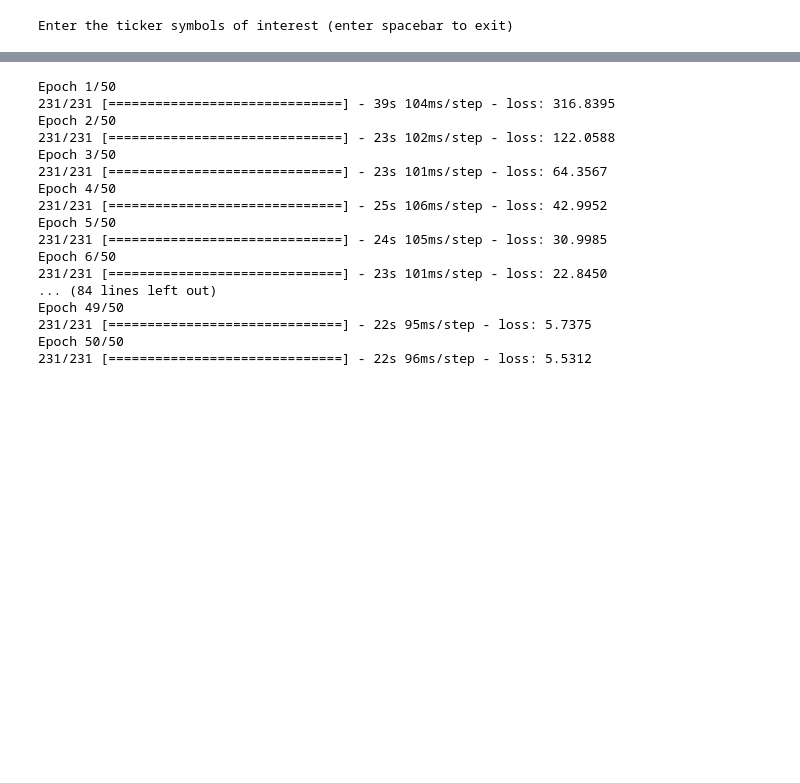
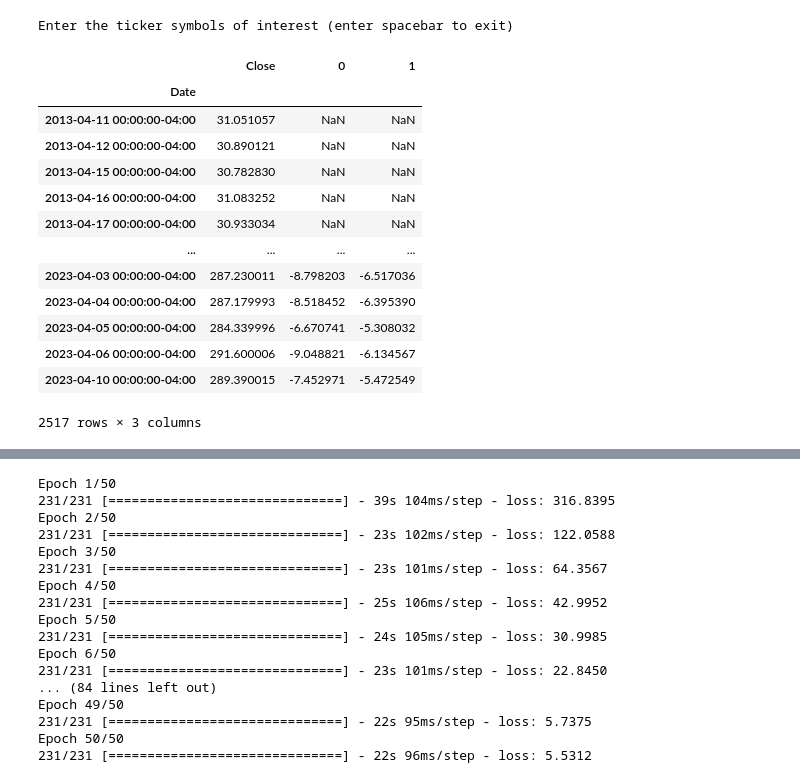
Before and after one commit to gmandl10/ST494FinalProject, a Jupyter notebook: Setup.ipynb, the cells around one changed output, grey strips where cells are left out. Saved outputs shown, nothing was run; the diff lists cells and outputs as text; code cells hidden in the pictures; blank space fills up the shorter version.

```diff
--- a/Setup.ipynb
+++ b/Setup.ipynb
@@ -555,5 +560,22 @@ def cvSplit(df, k):
         val.append(val_)
 
     return train, val
+# %%
+model_space.iloc[:, :-1]
+# %% [output]
+|  | Close | 0 | 1 |
+| Date |  |  |  |
+| 2013-04-11 00:00:00-04:00 | 31.051057 | NaN | NaN |
+| 2013-04-12 00:00:00-04:00 | 30.890121 | NaN | NaN |
+| 2013-04-15 00:00:00-04:00 | 30.782830 | NaN | NaN |
+| 2013-04-16 00:00:00-04:00 | 31.083252 | NaN | NaN |
+| 2013-04-17 00:00:00-04:00 | 30.933034 | NaN | NaN |
+| ... | ... | ... | ... |
+| 2023-04-03 00:00:00-04:00 | 287.230011 | -8.798203 | -6.517036 |
+| 2023-04-04 00:00:00-04:00 | 287.179993 | -8.518452 | -6.395390 |
+| 2023-04-05 00:00:00-04:00 | 284.339996 | -6.670741 | -5.308032 |
+| 2023-04-06 00:00:00-04:00 | 291.600006 | -9.048821 | -6.134567 |
+| 2023-04-10 00:00:00-04:00 | 289.390015 | -7.452971 | -5.472549 |
+2517 rows × 3 columns
 # %%
 # RNN?LSTM
```
Also changed, not shown: parts of 12 cells of this notebook, 1 other file.
